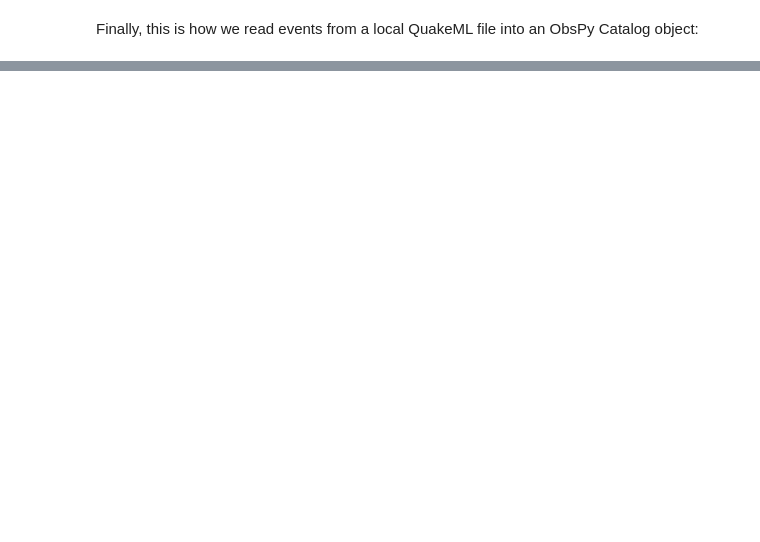
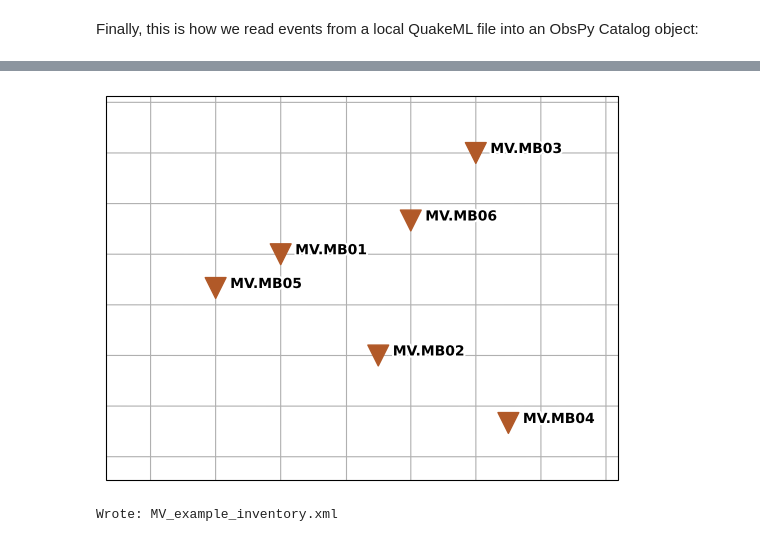
Before and after one commit to gthompson/CompSciS26, a Jupyter notebook: week7/74_local_vs_fdsn.ipynb, the cells around one changed output, grey strips where cells are left out. Saved outputs shown, nothing was run; the diff lists cells and outputs as text; code cells hidden in the pictures; blank space fills up the shorter version.

```diff
--- a/week7/74_local_vs_fdsn.ipynb
+++ b/week7/74_local_vs_fdsn.ipynb
@@ -136,0 +197,12 @@ print(catalog)
+# %%
+# Download station information at the response level!
+netcode = "II"
+stationcode = "PFO"
+inv = irisclient.get_stations(network=netcode, station=stationcode, location="*", channel="BH?",
+                     starttime=t0, endtime=t1,
+                     level="response")
+print(inv)
+
+net = inv.select(network=netcode, station=stationcode)[0]
+sta = net.stations[0]
+print(sta.latitude, sta.longitude)
@@ -251,0 +454,65 @@ print(st)
+# %%
+from obspy.core.inventory import Inventory, Network, Station, Channel, Site, Equipment
+from obspy import UTCDateTime
+
+stations = [
+    ("MB01", 16.72, -62.54),
+    ("MB02", 16.69, -62.51),
+    ("MB03", 16.75, -62.48),
+    ("MB04", 16.67, -62.47),
+    ("MB05", 16.71, -62.56),
+    ("MB06", 16.73, -62.50),
+]
+
+sensor = Equipment(
+    manufacturer="Güralp Systems",
+    model="CMG-40T",
+    description="Güralp CMG-40T seismometer (teaching example)"
+)
+
+datalogger = Equipment(
+    manufacturer="Güralp Systems",
+    model="Digitizer",
+    description="Güralp digitizer (teaching example)"
+)
+
+station_objs = []
+for code, lat, lon in stations:
+    ch = Channel(
+        code="HHZ",
+        location_code="",
+        latitude=lat,
+        longitude=lon,
+        elevation=500.0,   # placeholder
+        depth=0.0,
+        azimuth=0.0,
+        dip=-90.0,
+        sample_rate=100.0,
+        sensor=sensor,
+        data_logger=datalogger,
+    )
+
+    sta = Station(
+        code=code,
+        latitude=lat,
+        longitude=lon,
+        elevation=500.0,   # placeholder
+        creation_date=UTCDateTime(2020, 1, 1),
+        site=Site(name=f"{code} (example)"),
+        channels=[ch],
+    )
+    station_objs.append(sta)
+
+net = Network(
+    code="MV",
+    stations=station_objs,
+    description="Example Montserrat-like teaching network (6 stations, HHZ only)",
+)
+
+inv = Inventory(networks=[net], source="Teaching Example")
+
+print(inv)
+inv.plot(projection="local")
+inv.write("MV_example_inventory.xml", format="STATIONXML")
+print("Wrote: MV_example_inventory.xml")
+# %% [output]
@@ -251,0 +536,2 @@ print(st)
+[figure, added]
+Wrote: MV_example_inventory.xml
```
Also changed, not shown: parts of 32 cells of this notebook.
